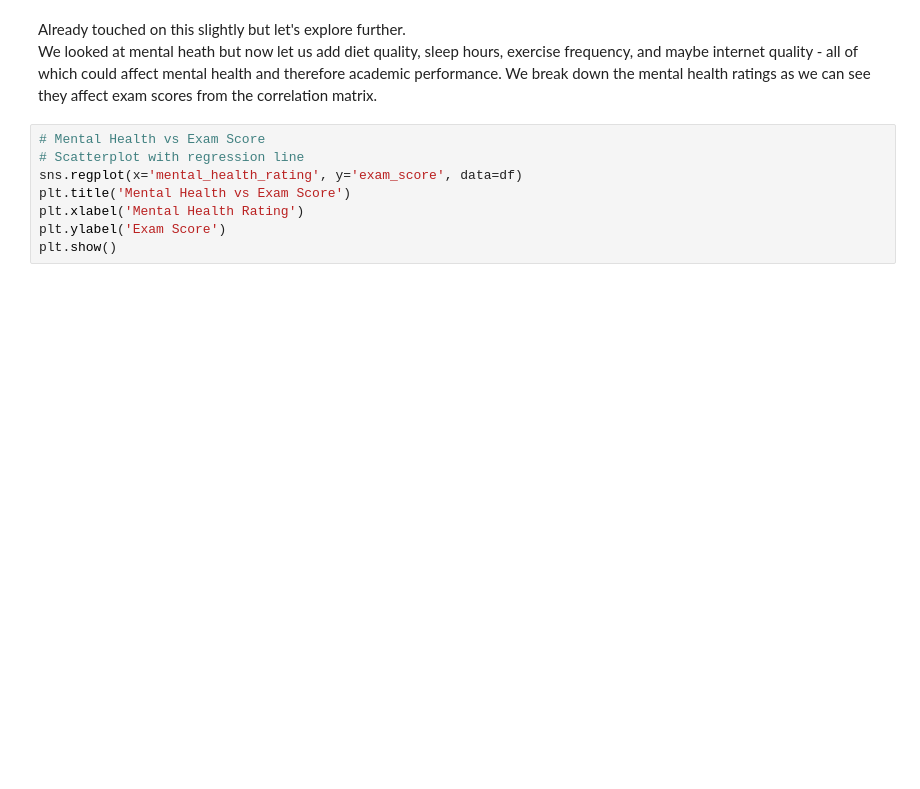
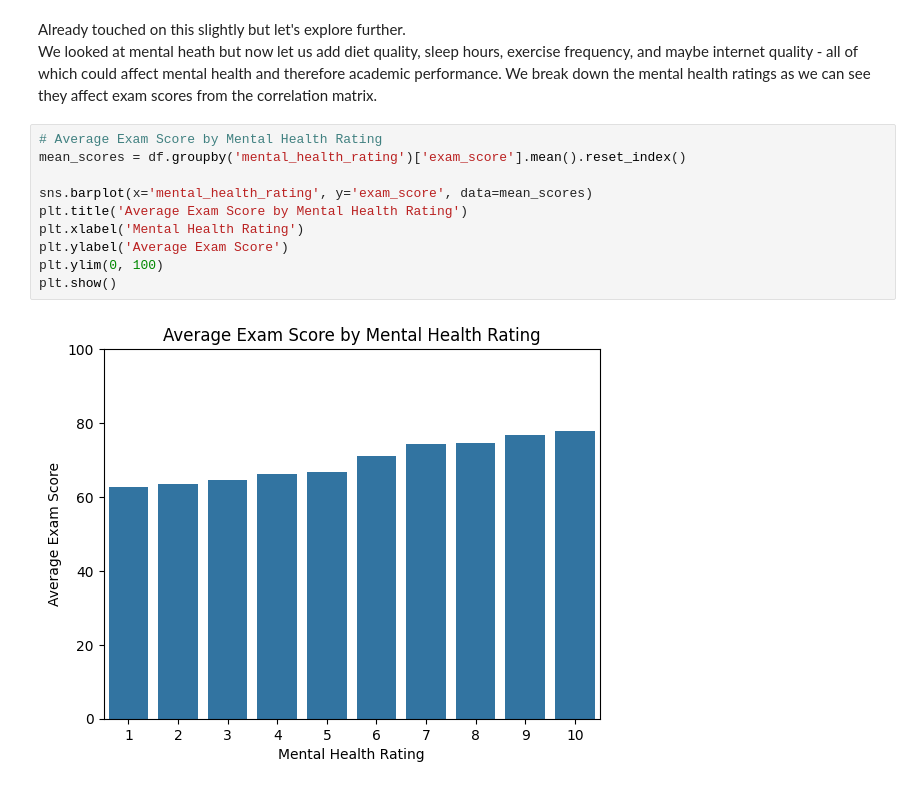
Before and after one commit to martyna-haliniak/visualisations_in_python, a Jupyter notebook: visualisations_task.ipynb, the cells around one changed output. Saved outputs shown, nothing was run; the diff lists cells and outputs as text; blank space fills up the shorter version.

```diff
--- a/visualisations_task.ipynb
+++ b/visualisations_task.ipynb
@@ -417,10 +401,14 @@ Already touched on this slightly but let's explore further.\
 We looked at mental heath but now let us add diet quality, sleep hours, exercise frequency, and maybe internet quality - all of which could affect mental health and therefore academic performance.
 We break down the mental health ratings as we can see they affect exam scores from the correlation matrix.
 # %%
-# Mental Health vs Exam Score
-# Scatterplot with regression line
-sns.regplot(x='mental_health_rating', y='exam_score', data=df)
-plt.title('Mental Health vs Exam Score')
+# Average Exam Score by Mental Health Rating
+mean_scores = df.groupby('mental_health_rating')['exam_score'].mean().reset_index()
+
+sns.barplot(x='mental_health_rating', y='exam_score', data=mean_scores)
+plt.title('Average Exam Score by Mental Health Rating')
 plt.xlabel('Mental Health Rating')
-plt.ylabel('Exam Score')
+plt.ylabel('Average Exam Score')
+plt.ylim(0, 100)
 plt.show()
+# %% [output]
+[figure, added]
```
Also changed, not shown: parts of 8 cells of this notebook.
